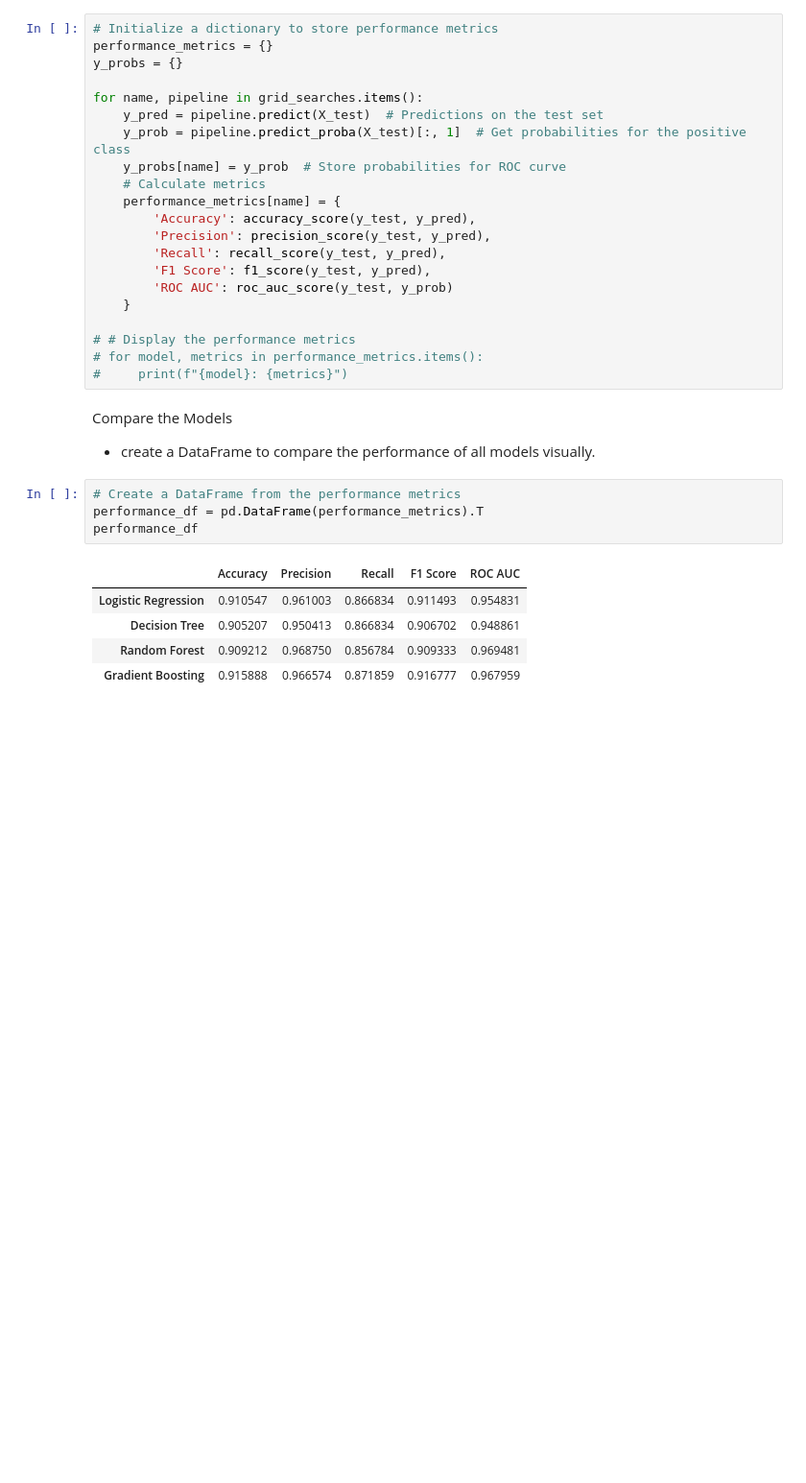
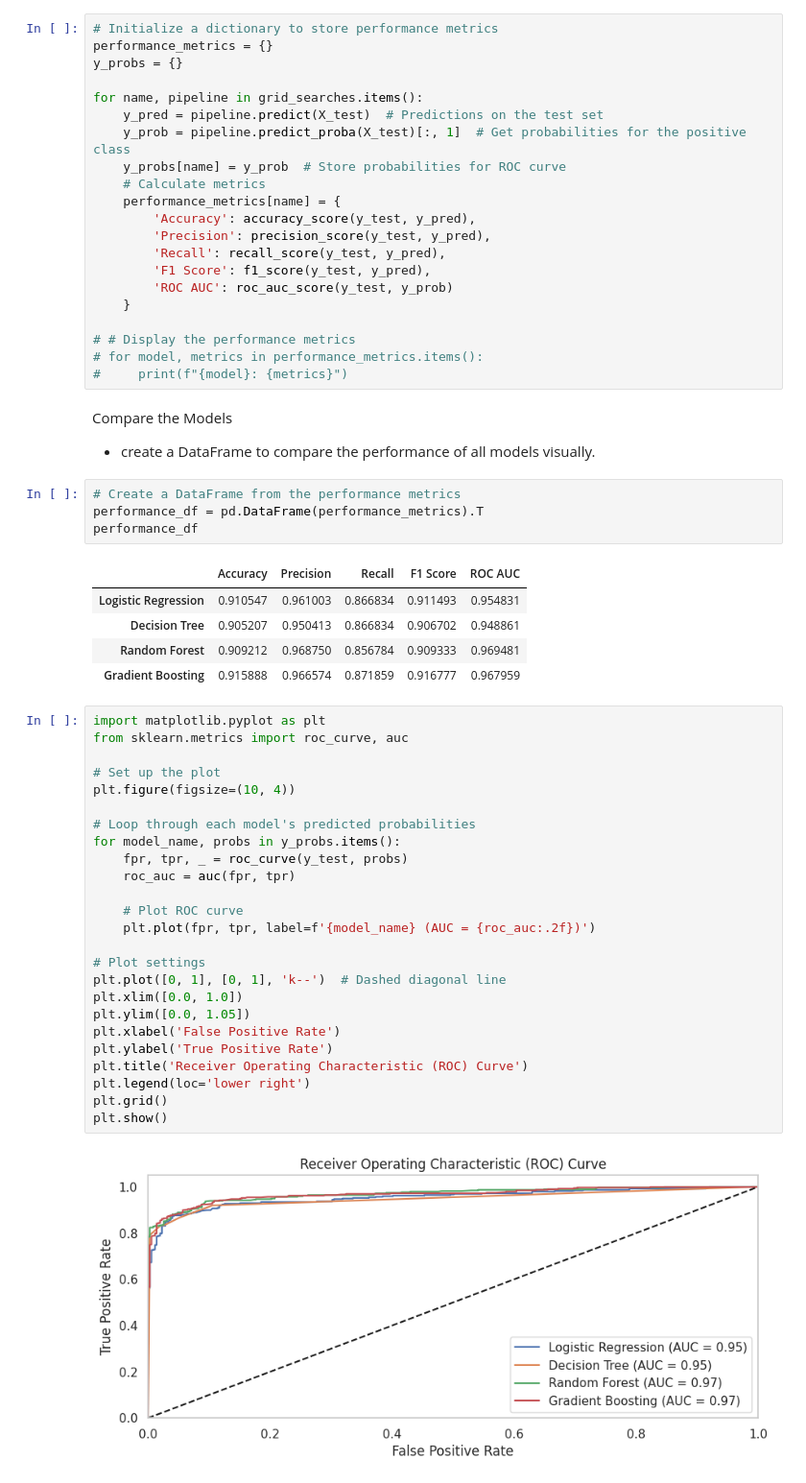
Before and after one commit to ruth22soft/Credit-Risk-Probability-Model-for-Alternative-data, a Jupyter notebook: notbooks/credit_risk_analysis.ipynb, the cells around one changed output. Shown at 96% size. Cells and saved outputs as stored; diff of their text form; blank space fills up the shorter version.

Commit message:
Visualize the results

```diff
--- a/notbooks/credit_risk_analysis.ipynb
+++ b/notbooks/credit_risk_analysis.ipynb
@@ -803,3 +803,30 @@ performance_df
 | Decision Tree | 0.905207 | 0.950413 | 0.866834 | 0.906702 | 0.948861 |
 | Random Forest | 0.909212 | 0.968750 | 0.856784 | 0.909333 | 0.969481 |
 | Gradient Boosting | 0.915888 | 0.966574 | 0.871859 | 0.916777 | 0.967959 |
+# %%
+import matplotlib.pyplot as plt
+from sklearn.metrics import roc_curve, auc
+
+# Set up the plot
+plt.figure(figsize=(10, 4))
+
+# Loop through each model's predicted probabilities
+for model_name, probs in y_probs.items():
+    fpr, tpr, _ = roc_curve(y_test, probs)
+    roc_auc = auc(fpr, tpr)
+
+    # Plot ROC curve
+    plt.plot(fpr, tpr, label=f'{model_name} (AUC = {roc_auc:.2f})')
+
+# Plot settings
+plt.plot([0, 1], [0, 1], 'k--')  # Dashed diagonal line
+plt.xlim([0.0, 1.0])
+plt.ylim([0.0, 1.05])
+plt.xlabel('False Positive Rate')
+plt.ylabel('True Positive Rate')
+plt.title('Receiver Operating Characteristic (ROC) Curve')
+plt.legend(loc='lower right')
+plt.grid()
+plt.show()
+# %% [output]
+[figure, added]
```
